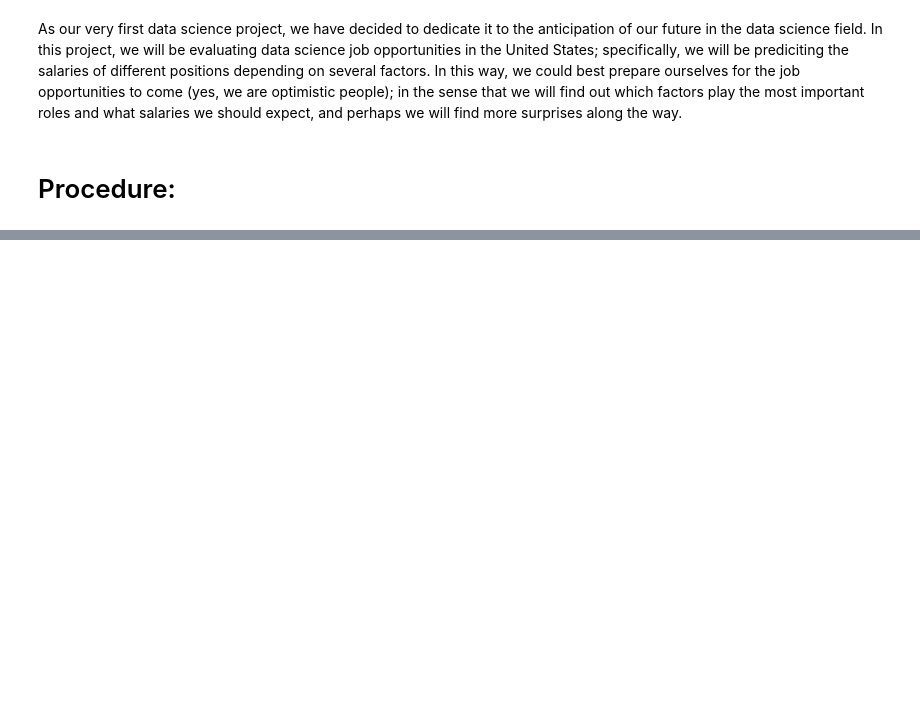
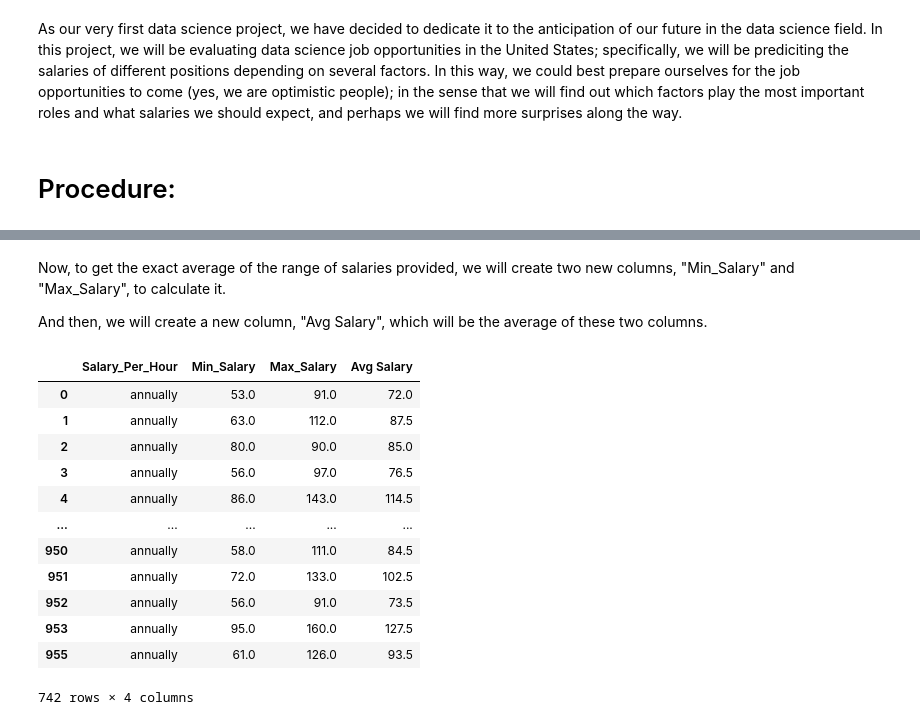
Before and after one commit to Aviost111/ds_project, a Jupyter notebook: GLASSDOOR SALARY PREDICTION PROJECT.ipynb, the cells around one changed output, grey strips where cells are left out. Drawn from its saved outputs; the diff is of its cells as text; code cells hidden in the pictures; blank space fills up the shorter version.

```diff
--- a/GLASSDOOR SALARY PREDICTION PROJECT.ipynb
+++ b/GLASSDOOR SALARY PREDICTION PROJECT.ipynb
@@ -35,0 +70,44 @@ Job Description: using the parts that are meaningful to us
+# %% [markdown]
+Now, to get the exact average of the range of salaries provided, we will create two new columns, "Min_Salary" and "Max_Salary", to calculate it.
+
+And then, we will create a new column, "Avg Salary", which will be the average of these two columns.
+# %%
+# our first objective is to remove any non-numerical character from the column and to save it under variable "salary"
+
+salary=df['Salary Estimate']
+
+without_kd=salary.apply(lambda x:x.lower().replace('k',' ').replace('$',' ').replace('(glassdoor est.)',' ').replace(' (employer est.)',' ').replace('employer provided salary:','').replace('per hour',''))
+
+# making a min salary column and changing type to int
+
+df['Min_Salary'] = without_kd.apply(lambda x: int(x.split('-')[0]))
+df['Min_Salary'] =df.apply(lambda x:x['Min_Salary']*2500/1000 if x['Salary_Per_Hour']=='hourly' else x['Min_Salary'],axis=1)
+
+#making a max salary column and changing type to int
+
+df['Max_Salary']=without_kd.apply(lambda x:x.split('-')[1])
+df['Max_Salary']=df['Max_Salary'].astype('int')
+df['Max_Salary'] =df.apply(lambda x:x['Max_Salary']*2500/1000 if x['Salary_Per_Hour']=='hourly' else x['Max_Salary'],axis=1)
+
+
+#making an average salary column
+
+df['Avg Salary']=(df.Min_Salary+df.Max_Salary)/2
+
+#let's take a loop!
+
+df[['Salary_Per_Hour','Min_Salary','Max_Salary','Avg Salary']]
+# %% [output]
+|  | Salary_Per_Hour | Min_Salary | Max_Salary | Avg Salary |
+| 0 | annually | 53.0 | 91.0 | 72.0 |
+| 1 | annually | 63.0 | 112.0 | 87.5 |
+| 2 | annually | 80.0 | 90.0 | 85.0 |
+| 3 | annually | 56.0 | 97.0 | 76.5 |
+| 4 | annually | 86.0 | 143.0 | 114.5 |
+| ... | ... | ... | ... | ... |
+| 950 | annually | 58.0 | 111.0 | 84.5 |
+| 951 | annually | 72.0 | 133.0 | 102.5 |
+| 952 | annually | 56.0 | 91.0 | 73.5 |
+| 953 | annually | 95.0 | 160.0 | 127.5 |
+| 955 | annually | 61.0 | 126.0 | 93.5 |
+742 rows × 4 columns
```
Also changed, not shown: parts of 25 cells of this notebook, 2 other files.
